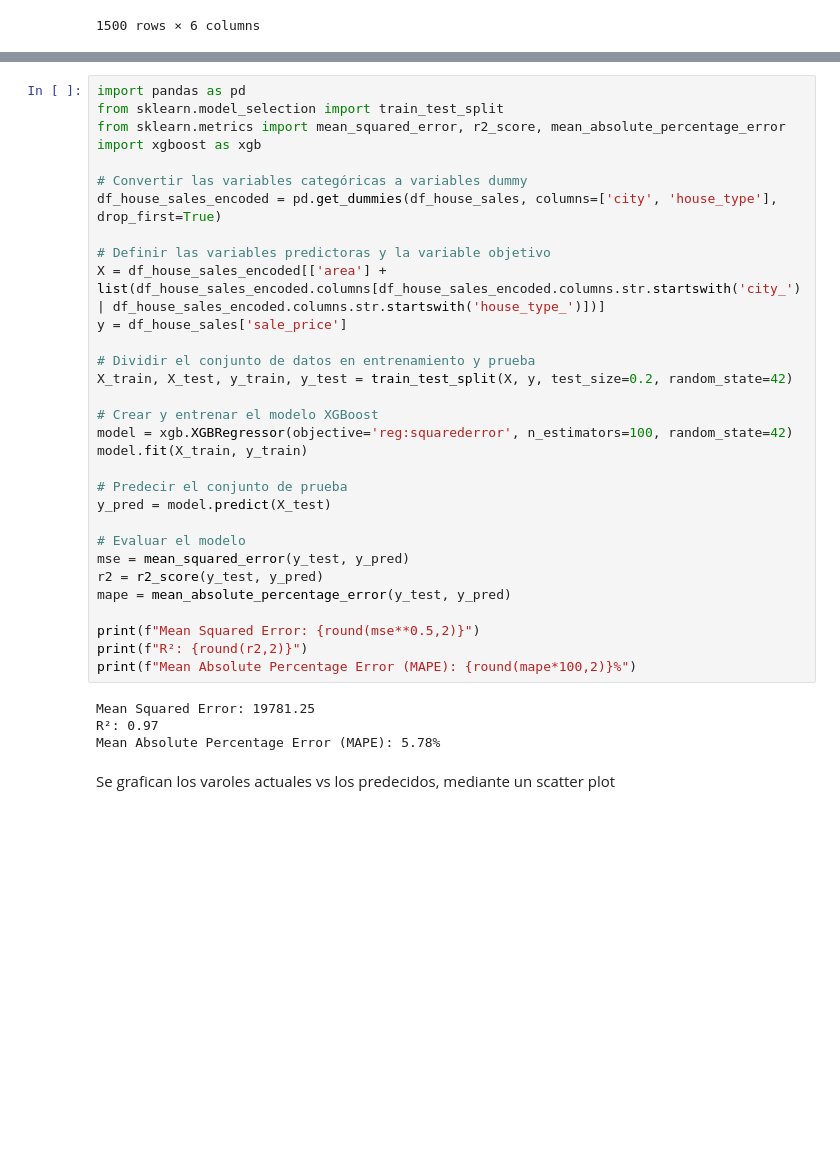
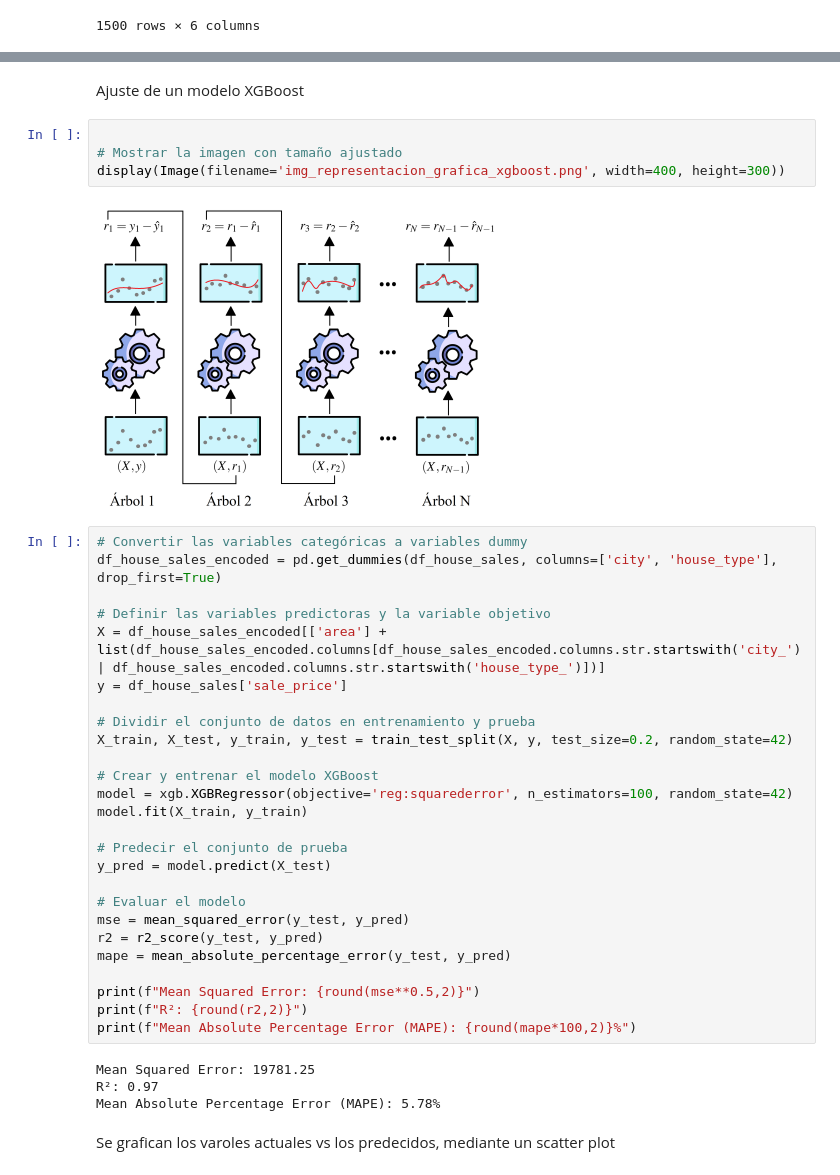
Before and after one commit to QuintoFelipe/Curso_Fundamentos, a Jupyter notebook: Trabajo final/Trabajo_final.ipynb, the cells around one changed output, grey strips where cells are left out. Cells and saved outputs as stored; diff of their text form; blank space fills up the shorter version.

```diff
--- a/Trabajo final/Trabajo_final.ipynb
+++ b/Trabajo final/Trabajo_final.ipynb
@@ -411,9 +410,12 @@ plt.show()
+# %% [markdown]
+Ajuste de un modelo XGBoost
+# %%
+
+# Mostrar la imagen con tamaño ajustado
+display(Image(filename='img_representacion_grafica_xgboost.png', width=400, height=300))
+# %% [output]
+[figure, added]
 # %%
-import pandas as pd
-from sklearn.model_selection import train_test_split
-from sklearn.metrics import mean_squared_error, r2_score, mean_absolute_percentage_error
-import xgboost as xgb
-
 # Convertir las variables categóricas a variables dummy
 df_house_sales_encoded = pd.get_dummies(df_house_sales, columns=['city', 'house_type'], drop_first=True)
 
```
Also changed, not shown: parts of 9 cells of this notebook.
